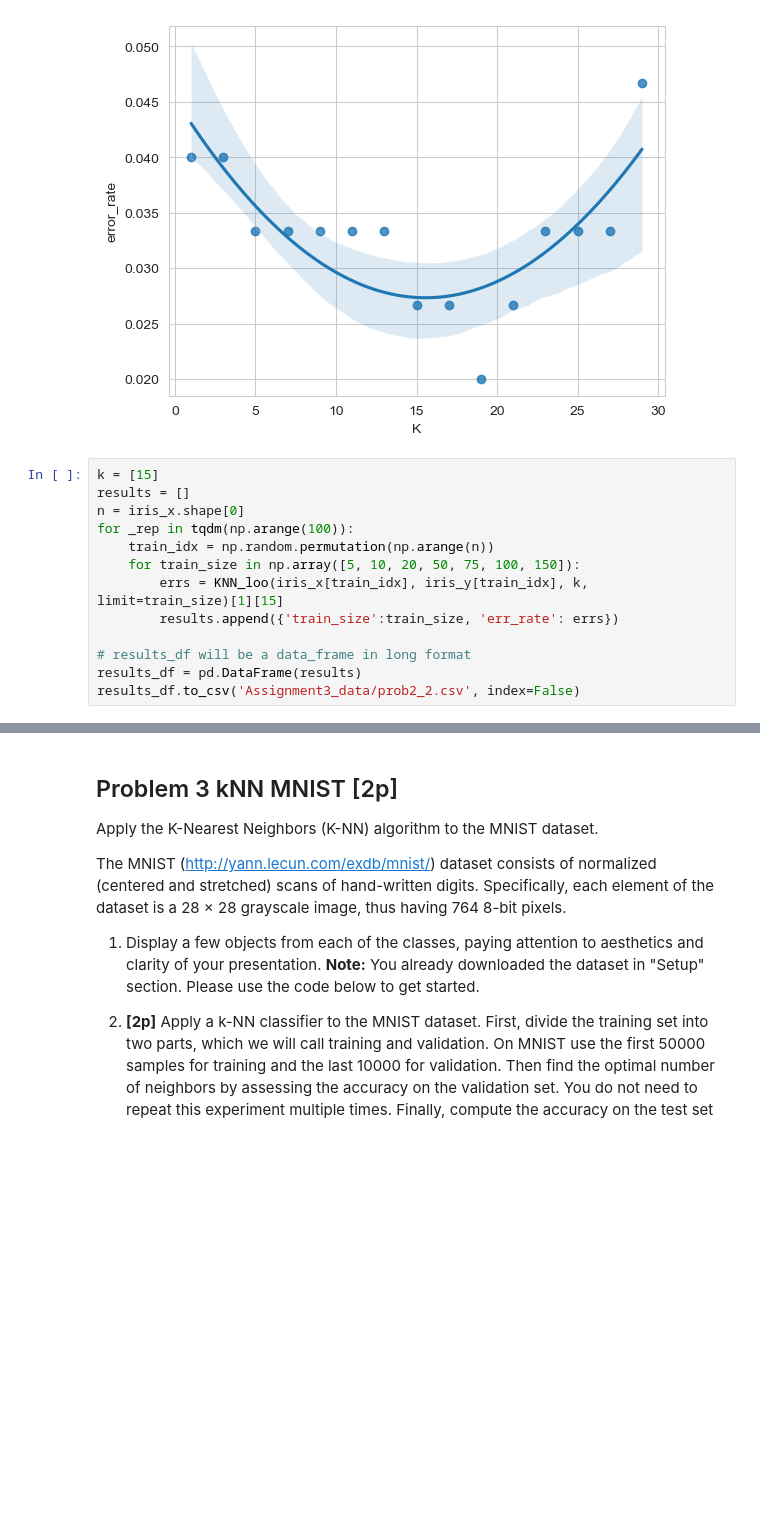
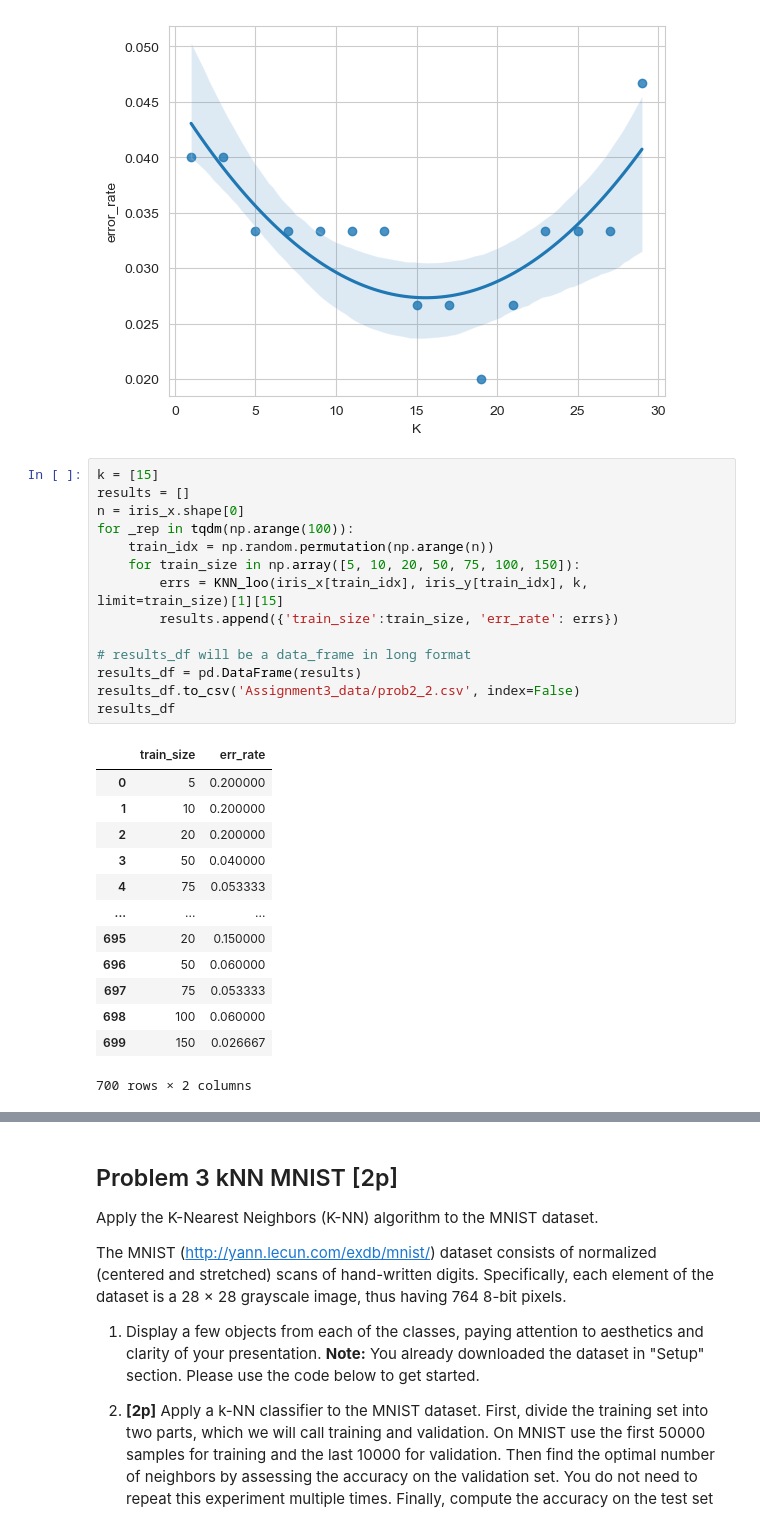
Before and after one commit to dmika1234/ml_uwr_22, a Jupyter notebook: Assignments/Assignment3.ipynb, the cells around one changed output, grey strips where cells are left out. Saved outputs shown, nothing was run; the diff lists cells and outputs as text; blank space fills up the shorter version.

```diff
--- a/Assignments/Assignment3.ipynb
+++ b/Assignments/Assignment3.ipynb
@@ -340,16 +340,31 @@ plt.show()
 # %%
 k = [15]
 results = []
 n = iris_x.shape[0]
 for _rep in tqdm(np.arange(100)):
     train_idx = np.random.permutation(np.arange(n))
     for train_size in np.array([5, 10, 20, 50, 75, 100, 150]):
         errs = KNN_loo(iris_x[train_idx], iris_y[train_idx], k, limit=train_size)[1][15]
         results.append({'train_size':train_size, 'err_rate': errs})
 
 # results_df will be a data_frame in long format
 results_df = pd.DataFrame(results)
 results_df.to_csv('Assignment3_data/prob2_2.csv', index=False)
+results_df
+# %% [output]
+|  | train_size | err_rate |
+| 0 | 5 | 0.200000 |
+| 1 | 10 | 0.200000 |
+| 2 | 20 | 0.200000 |
+| 3 | 50 | 0.040000 |
+| 4 | 75 | 0.053333 |
+| ... | ... | ... |
+| 695 | 20 | 0.150000 |
+| 696 | 50 | 0.060000 |
+| 697 | 75 | 0.053333 |
+| 698 | 100 | 0.060000 |
+| 699 | 150 | 0.026667 |
+700 rows × 2 columns
 # %%
 results_df = pd.read_csv('Assignment3_data/prob2_2.csv')
 plt.figure()
```
Also changed, not shown: parts of 3 cells of this notebook.
